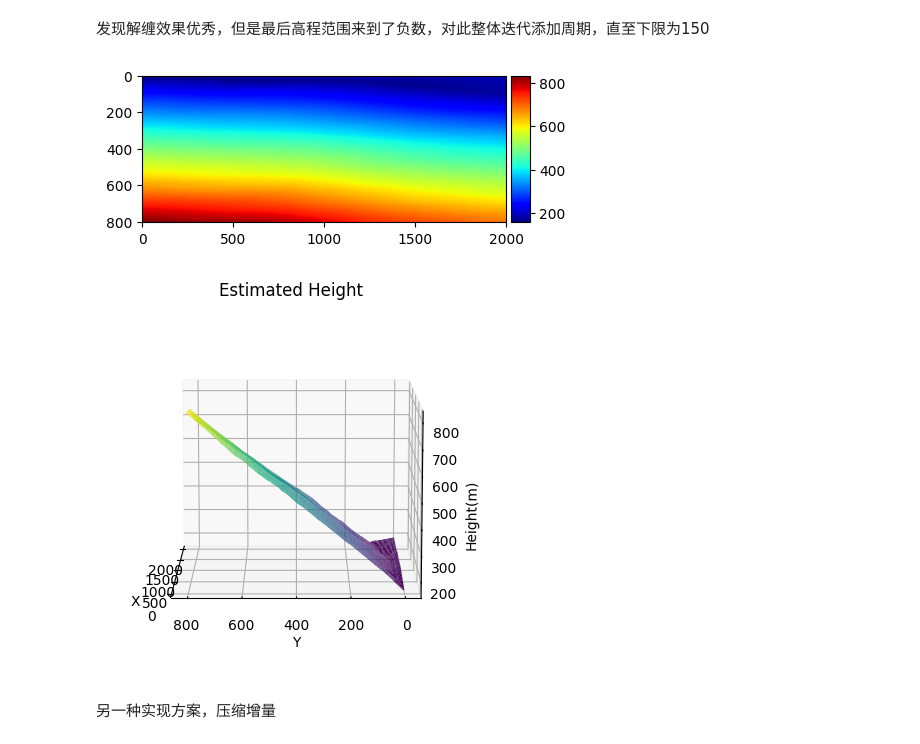
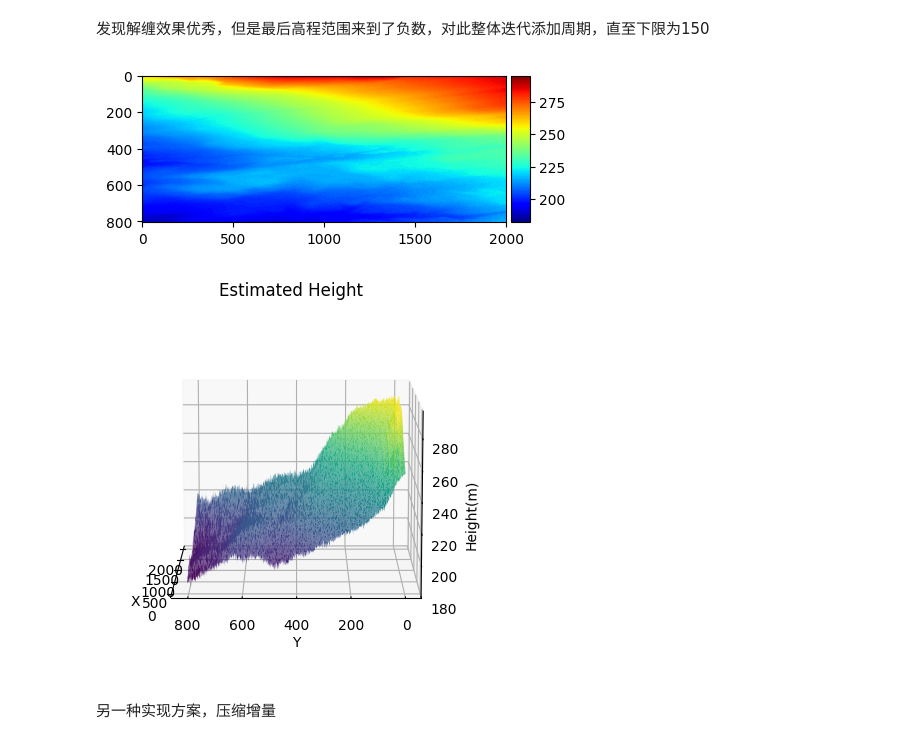
Before and after one commit to BlingCc233/project_A, a Jupyter notebook: nostack.ipynb, the cells around one changed output. Drawn from its saved outputs; the diff is of its cells as text; code cells hidden in the pictures.

```diff
--- a/nostack.ipynb
+++ b/nostack.ipynb
@@ -18,20 +18,21 @@ for i in range(1,6):
 
 
 
+import re
 
 
 for i in range(5):
     print(f'kz_{i+1}.csv shape: {df_k[i].shape}')
     print(f'Theta_{i+1}.csv shape: {df_theta[i].shape}')
+
     for j in range(df_k[i].shape[1]):
         k_j = df_k[i].iloc[0 ,j]
         k_j_str = str(k_j)
-        decimal_index = k_j_str.find('.')
-        if decimal_index != -1:
-            k_j = k_j_str[:decimal_index] + k_j_str[decimal_index+1:]
-        else:
-            k_j = k_j_str
-        df_k[i].loc[0 ,j] = float(k_j)
+        pattern = r"-0\.\d+"
+        matches = re.findall(pattern,k_j_str)
+        df_k[i].loc[0, j] = float(matches[0])
+
+    df_k[i] = pd.DataFrame(np.array(df_k[i]).astype(float))
 
 
 num_rows = 805
@@ -121,7 +122,7 @@ def plot_hist(*argv, titles):
 def raw_pic(index):
 
     # 遍历每个数据点，计算结果
-    results = -1 * ( np.array(df_theta[index]) + 2 * np.pi * n_i ) / np.array(df_k[index]).astype(float)
+    results = -1 * ( np.array(df_theta[index]) + 2 * np.pi * n_i ) / np.array(df_k[index])
 
     return results
 # %% [markdown]
@@ -171,18 +172,19 @@ def unwrap_phase(theta):
             phi[i, j] = phi[i-1, j] + delta_row_wrapped
             phi[i, j] = phi[i, j-1] + delta_col_wrapped
 
+    return phi
     return np.abs(phi)
 # %% [markdown]
 对第一组数据（考虑到raw图纠缠最简洁）输出3D高程图和2D高程图
 # %%
-phi = unwrap_phase(np.array(df_theta[4]))
+phi = unwrap_phase(np.array(df_theta[0]))
 
 # while np.min(phi) < 0:
 #     phi += 2 * np.pi
 
 results = np.zeros((num_rows, num_cols))
 
-results = -1 * phi / np.array(df_k[4]).astype(float)
+results = -1 * phi / np.array(df_k[0])
 
 plot(results, titles=["Height (m)"])
 draw3D(results)
@@ -193,13 +195,13 @@ draw3D(results)
 发现解缠效果优秀，但是最后高程范围来到了负数，对此整体迭代添加周期，直至下限为150
 # %%
 while np.min(results) < 150:
-    results -= (2 * np.pi / df_k[4])
+    results -= (2 * np.pi / df_k[0])
 
 plot(results)
 draw3D(results)
 # %% [output]
-[figure, old version]
+[figure, new version]
-[figure, old version]
+[figure, new version]
 # %% [markdown]
 另一种实现方案，压缩增量
 # %%
```
Also changed, not shown: parts of 6 cells of this notebook.
